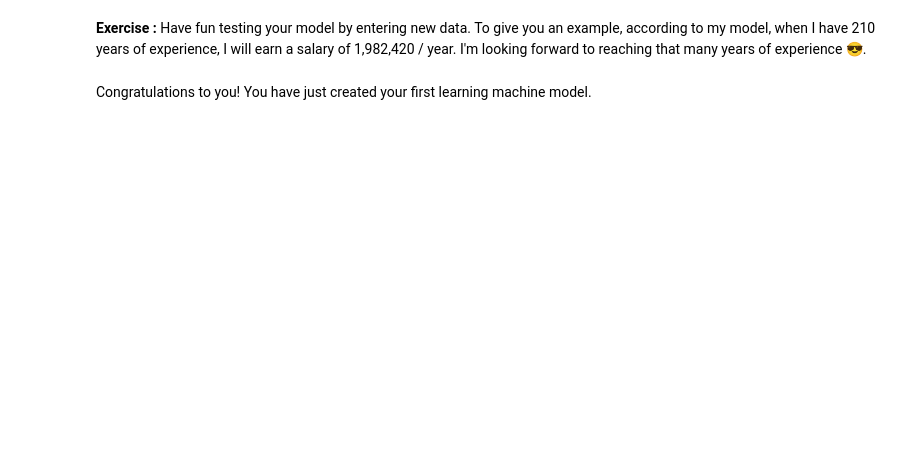
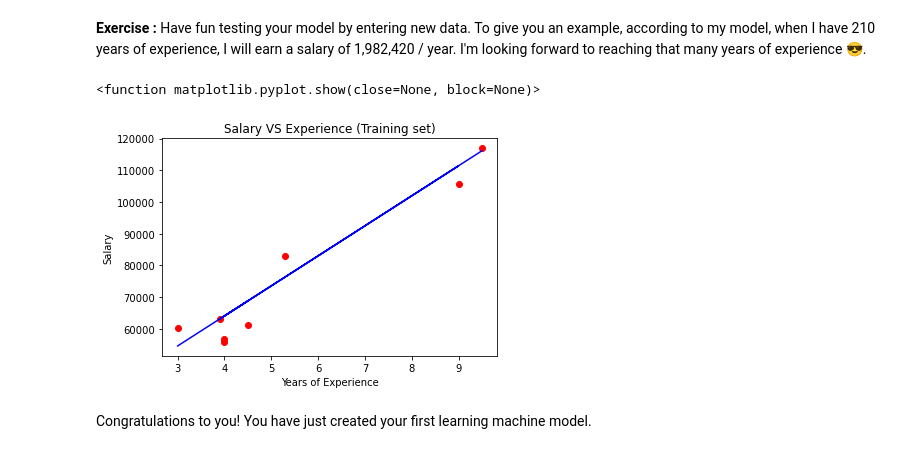
Before and after one commit to JorgVervaet/Theano-4, a Jupyter notebook: content/4.machine_learning/1.Regression/01-Simple_linear_regression_sklearn.ipynb, the cells around one changed output. Cells and saved outputs as stored; diff of their text form; code cells hidden in the pictures; blank space fills up the shorter version.

```diff
--- a/content/4.machine_learning/1.Regression/01-Simple_linear_regression_sklearn.ipynb
+++ b/content/4.machine_learning/1.Regression/01-Simple_linear_regression_sklearn.ipynb
@@ -198,6 +198,16 @@ The expected result should look like this:
 ![testplot.png](./assets/testplot.png)
 # %% [markdown]
 **Exercise :** Have fun testing your model by entering new data. To give you an example, according to my model, when I have 210 years of experience, I will earn a salary of 1,982,420 / year. I'm looking forward to reaching that many years of experience 😎.
+# %%
+plt.title("Salary VS Experience (Training set)")
+plt.xlabel("Years of Experience")
+plt.ylabel("Salary")
+plt.scatter(X_test, y_test, color = "red")
+plt.plot(X_test, regressor.predict(X_test), color = "blue")
+plt.show
+# %% [output]
+<function matplotlib.pyplot.show(close=None, block=None)>
+[figure, added]
 # %% [markdown]
 Congratulations to you! You have just created your first learning machine model.
 # %% [markdown]
```
Also changed, not shown: parts of 3 cells of this notebook, 2 other files.
